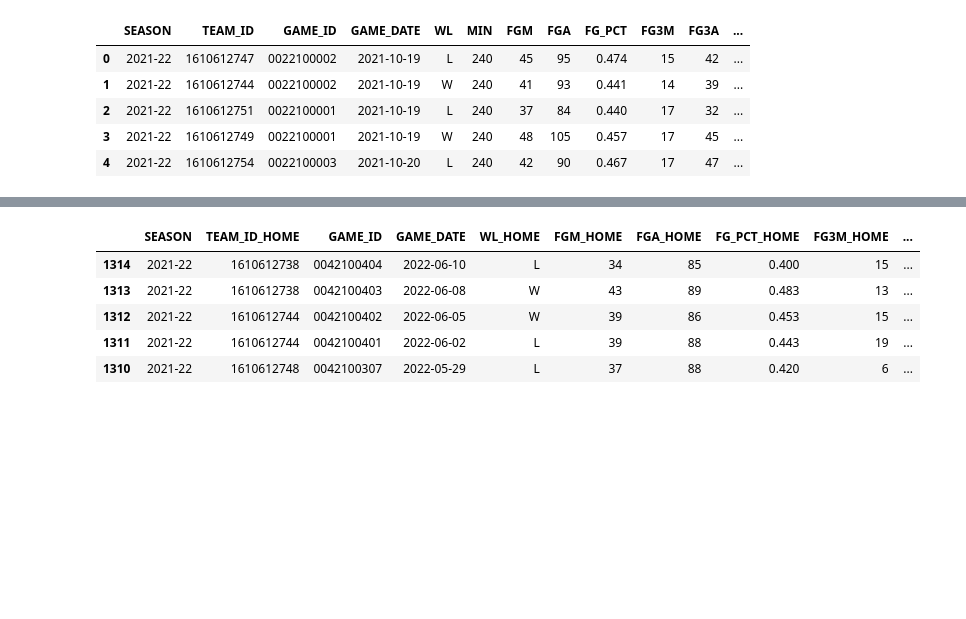
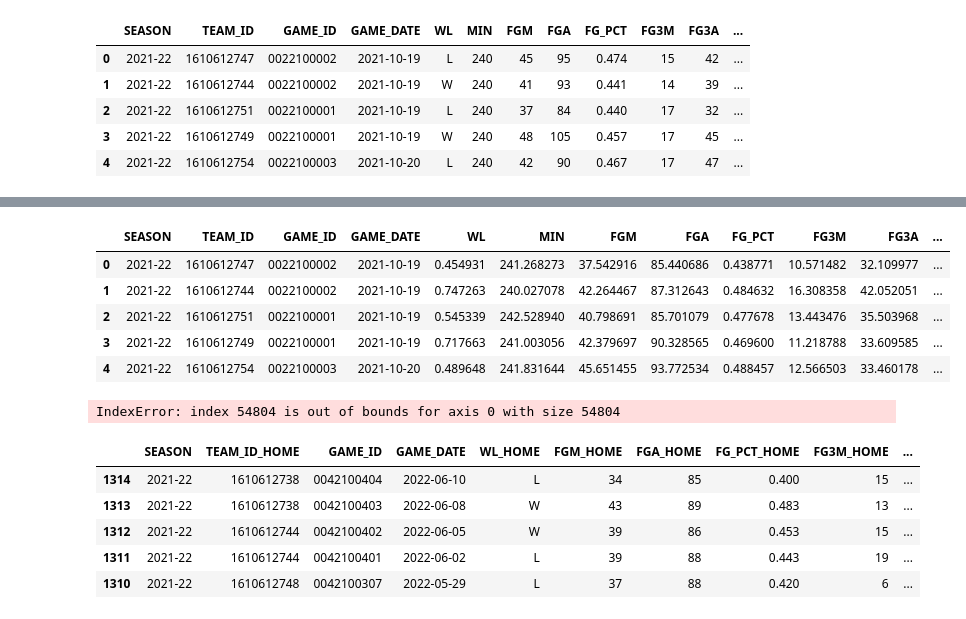
Before and after one commit to jnshzk/nba_beating_the_spread, a Jupyter notebook: data_preprocessing_v2.ipynb, the cells around one changed output, grey strips where cells are left out. Cells and saved outputs as stored; diff of their text form; code cells hidden in the pictures; blank space fills up the shorter version.

```diff
--- a/data_preprocessing_v2.ipynb
+++ b/data_preprocessing_v2.ipynb
@@ -246,0 +193,60 @@ for i, row in tqdm(team_boxscores_df.iterrows()):
+# %%
+#take weighted moving average of stats for each game
+num_games = 50
+alpha = 0.1
+
+non_feature_cols = {'SEASON', 'TEAM_ID', 'GAME_ID', 'GAME_DATE', 'HOME_TEAM'}
+feature_cols = set(team_boxscores_df.columns) - non_feature_cols
+
+weighted_avgs = []
+
+for i, row in tqdm(team_boxscores_df.iterrows()):
+    team_id = row['TEAM_ID']
+    game_date = row['GAME_DATE']
+
+    temp_df = team_boxscores_df[(team_boxscores_df['TEAM_ID'] == team_id) &
+                                (team_boxscores_df['GAME_DATE'] < game_date)].copy()
+    temp_df.sort_values(by=['GAME_DATE'], ascending=True, inplace=True)
+    temp_df = temp_df.tail(num_games)
+
+    if len(temp_df) < num_games:
+        continue
+
+    temp_df[list(feature_cols)] = temp_df[list(feature_cols)].ewm(alpha=alpha).mean()
+
+    row[list(feature_cols)] = temp_df.iloc[-1]
+
+    weighted_avgs.append(row)
+
+weighted_avg_df = pd.DataFrame(weighted_avgs)
+# %%
+weighted_avg_df.head()
+# %% [output]
+|  | SEASON | TEAM_ID | GAME_ID | GAME_DATE | WL | MIN | FGM | FGA | FG_PCT | FG3M | FG3A | ... |
+| 0 | 2021-22 | 1610612747 | 0022100002 | 2021-10-19 | 0.454931 | 241.268273 | 37.542916 | 85.440686 | 0.438771 | 10.571482 | 32.109977 | ... |
+| 1 | 2021-22 | 1610612744 | 0022100002 | 2021-10-19 | 0.747263 | 240.027078 | 42.264467 | 87.312643 | 0.484632 | 16.308358 | 42.052051 | ... |
+| 2 | 2021-22 | 1610612751 | 0022100001 | 2021-10-19 | 0.545339 | 242.528940 | 40.798691 | 85.701079 | 0.477678 | 13.443476 | 35.503968 | ... |
+| 3 | 2021-22 | 1610612749 | 0022100001 | 2021-10-19 | 0.717663 | 241.003056 | 42.379697 | 90.328565 | 0.469600 | 11.218788 | 33.609585 | ... |
+| 4 | 2021-22 | 1610612754 | 0022100003 | 2021-10-20 | 0.489648 | 241.831644 | 45.651455 | 93.772534 | 0.488457 | 12.566503 | 33.460178 | ... |
+# %%
+#add number of rest days
+rest_days = np.empty(len(weighted_avg_df))
+for i, row in weighted_avg_df.iterrows():
+    game_date = row['GAME_DATE']
+    team_id = row['TEAM_ID']
+    rest_days_df = weighted_avg_df[(weighted_avg_df['TEAM_ID'] == team_id) &
+                                     (weighted_avg_df['GAME_DATE'] < game_date)].copy()
+    if len(rest_days_df) == 0:
+        #assuming earliest game for each team was at the start of the 2000 season, so will assume 4 months rest since their last game of the 1999-2000 season
+        rest_days[i] = 120
+        continue
+
+    rest_days_df.sort_values(by=['GAME_DATE'], ascending=False, inplace=True, ignore_index=True)
+    last_game_date = rest_days_df.iloc[0]['GAME_DATE']
+
+    delta = game_date - last_game_date
+    rest_days[i] = delta.days
+
+weighted_avg_df['REST_DAYS'] = rest_days
+# %% [output]
+IndexError: index 54804 is out of bounds for axis 0 with size 54804
```
Also changed, not shown: parts of 15 cells of this notebook.
